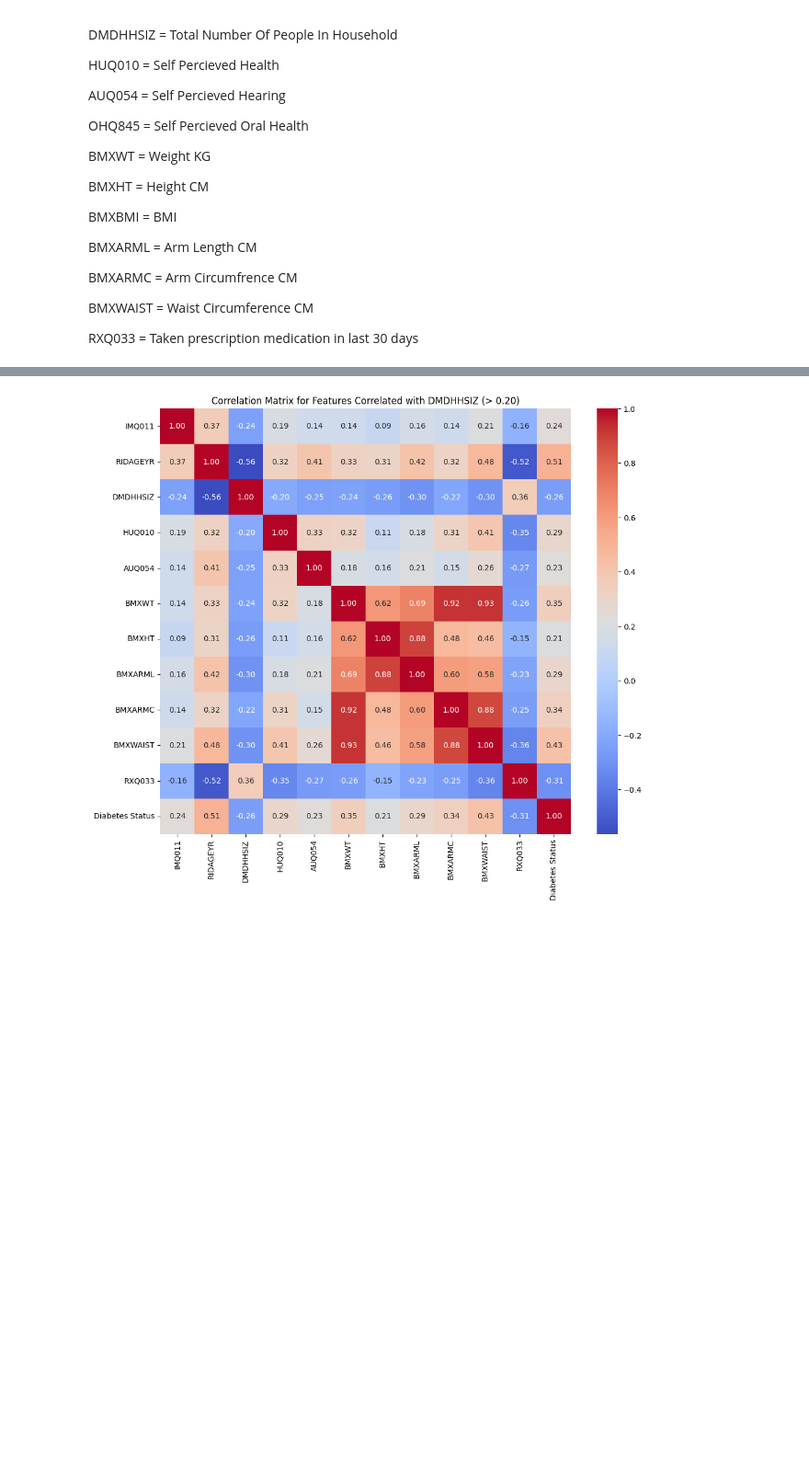
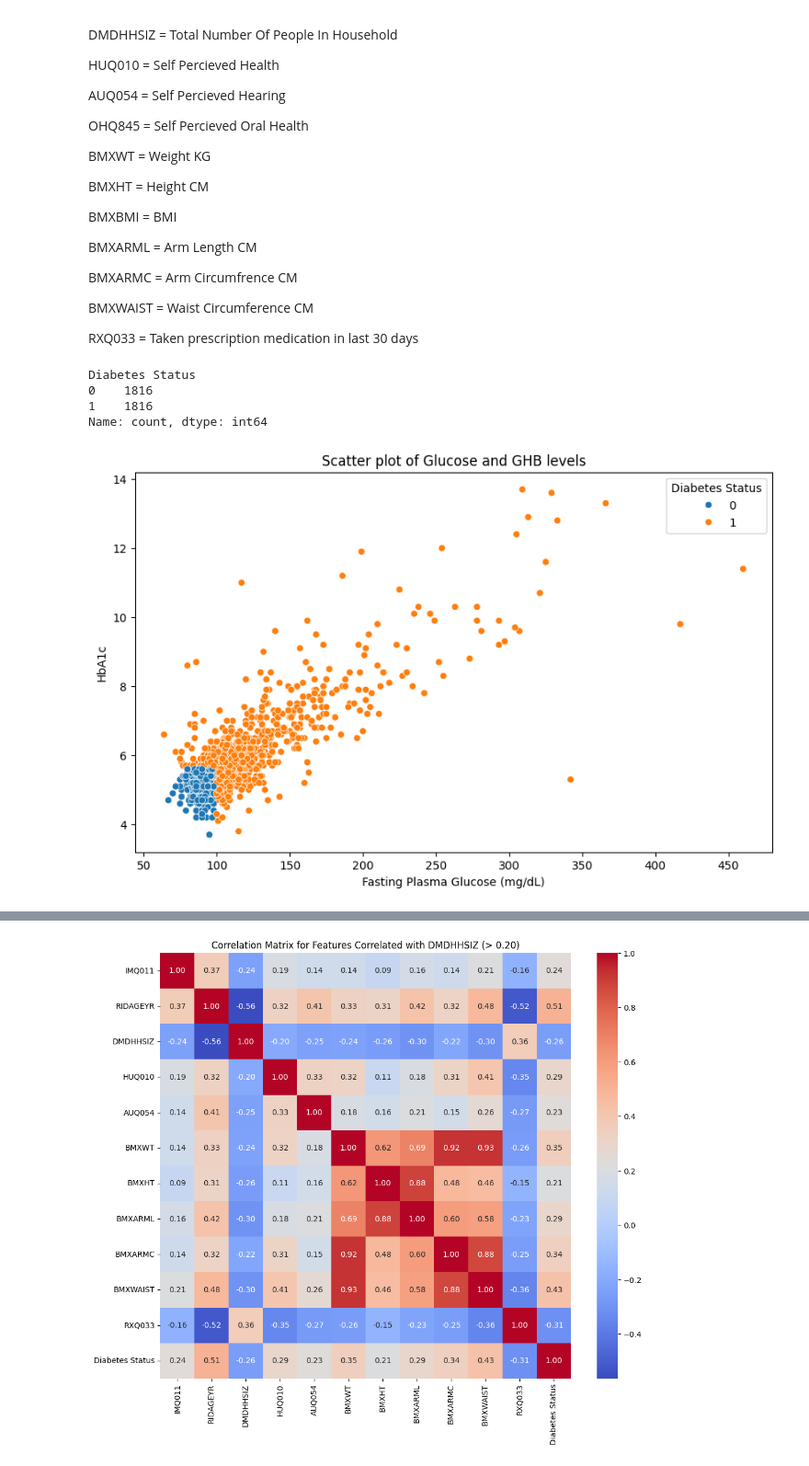
Before and after one commit to NiallGF/Final-Year-Project, a Jupyter notebook: Notebooks/4. EDA.ipynb, the cells around one changed output, grey strips where cells are left out. Shown at 92% size. Saved outputs shown, nothing was run; the diff lists cells and outputs as text; code cells hidden in the pictures; blank space fills up the shorter version.

```diff
--- a/Notebooks/4. EDA.ipynb
+++ b/Notebooks/4. EDA.ipynb
@@ -45,6 +57,24 @@ BMXARMC = Arm Circumfrence CM
 BMXWAIST = Waist Circumference CM
 
 RXQ033 = Taken prescription medication in last 30 days
+# %%
+df.value_counts('Diabetes Status')
+# %% [output]
+Diabetes Status
+0    1816
+1    1816
+Name: count, dtype: int64
+# %%
+df_glucose_hba1c = df.dropna()
+
+plt.figure(figsize=(10, 6))
+sns.scatterplot(data=df_glucose_hba1c, x='LBXGLU', y='LBXGH', hue='Diabetes Status')
+plt.title('Scatter plot of Glucose and GHB levels')
+plt.xlabel('Fasting Plasma Glucose (mg/dL)')
+plt.ylabel('HbA1c')
+plt.show()
+# %% [output]
+[figure, added]
 # %%
 # Boxplot for diabetes status and BMI
 
```
Also changed, not shown: parts of 12 cells of this notebook, 7 other files.
